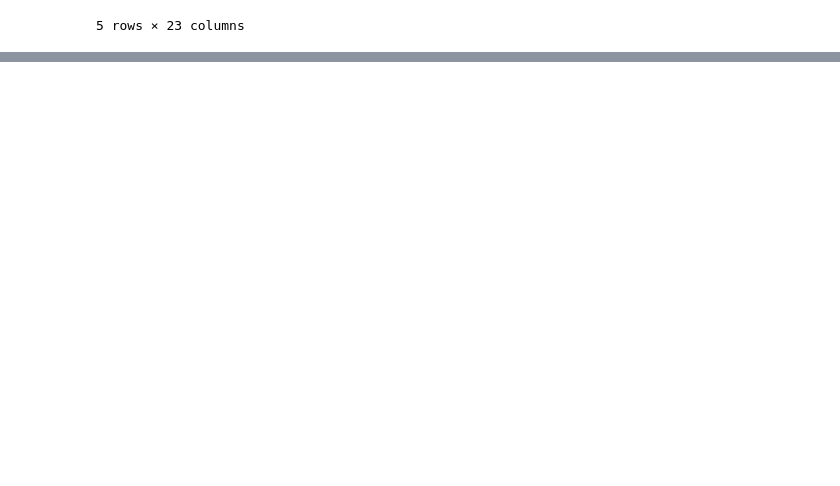
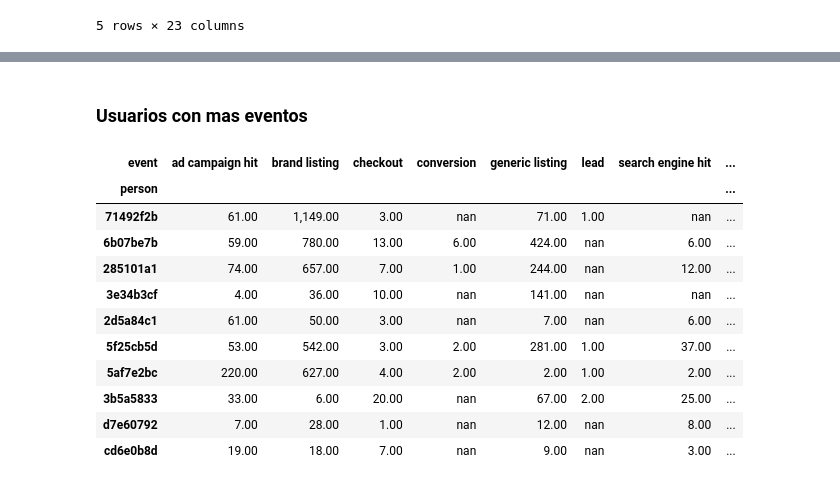
Before and after one commit to fran122157/datos-2018-2-TP1, a Jupyter notebook: TP1-trocafone.ipynb, the cells around one changed output, grey strips where cells are left out. Drawn from its saved outputs; the diff is of its cells as text; code cells hidden in the pictures; blank space fills up the shorter version.

```diff
--- a/TP1-trocafone.ipynb
+++ b/TP1-trocafone.ipynb
@@ -28,0 +166,21 @@ events.head()
+# %% [markdown]
+### Usuarios con mas eventos
+# %%
+events_by_users = events.groupby(['person', 'event'])['event'].agg('count').unstack()
+events_by_users['number_of_events'] = events.groupby('person')['event'].count()
+top_10_users = events_by_users.sort_values(ascending=False, by='number_of_events').head(10)
+top_10_users.drop(['number_of_events'], inplace=True, axis=1)
+top_10_users.head(100)
+# %% [output]
+| event | ad campaign hit | brand listing | checkout | conversion | generic listing | lead | search engine hit | ... |
+| person |  |  |  |  |  |  |  | ... |
+| 71492f2b | 61.00 | 1,149.00 | 3.00 | nan | 71.00 | 1.00 | nan | ... |
+| 6b07be7b | 59.00 | 780.00 | 13.00 | 6.00 | 424.00 | nan | 6.00 | ... |
+| 285101a1 | 74.00 | 657.00 | 7.00 | 1.00 | 244.00 | nan | 12.00 | ... |
+| 3e34b3cf | 4.00 | 36.00 | 10.00 | nan | 141.00 | nan | nan | ... |
+| 2d5a84c1 | 61.00 | 50.00 | 3.00 | nan | 7.00 | nan | 6.00 | ... |
+| 5f25cb5d | 53.00 | 542.00 | 3.00 | 2.00 | 281.00 | 1.00 | 37.00 | ... |
+| 5af7e2bc | 220.00 | 627.00 | 4.00 | 2.00 | 2.00 | 1.00 | 2.00 | ... |
+| 3b5a5833 | 33.00 | 6.00 | 20.00 | nan | 67.00 | 2.00 | 25.00 | ... |
+| d7e60792 | 7.00 | 28.00 | 1.00 | nan | 12.00 | nan | 8.00 | ... |
+| cd6e0b8d | 19.00 | 18.00 | 7.00 | nan | 9.00 | nan | 3.00 | ... |
```
Also changed, not shown: parts of 17 cells of this notebook.
